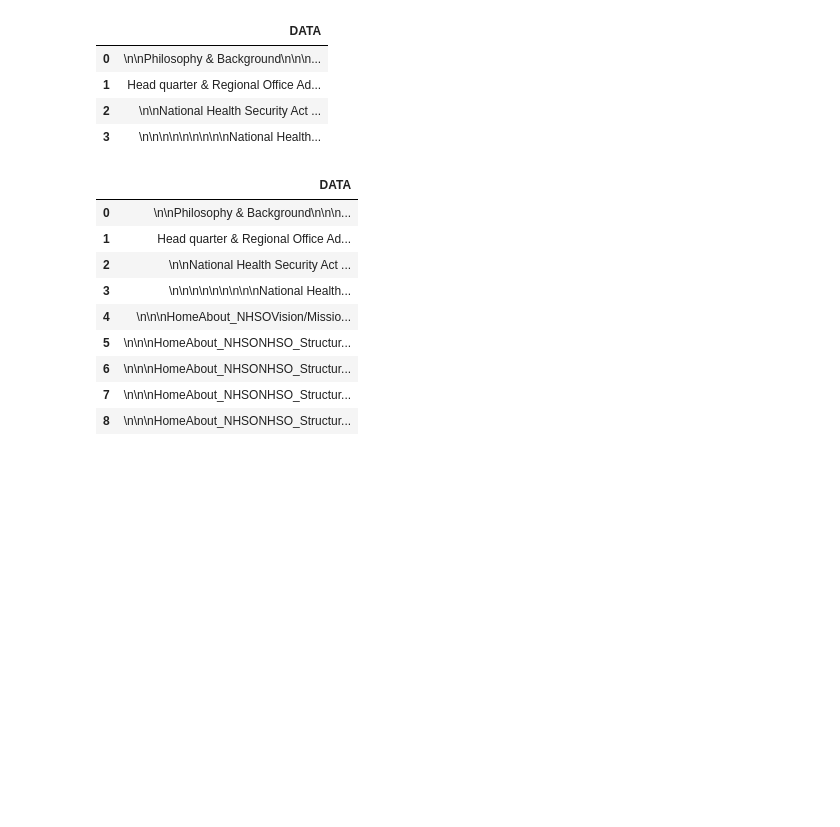
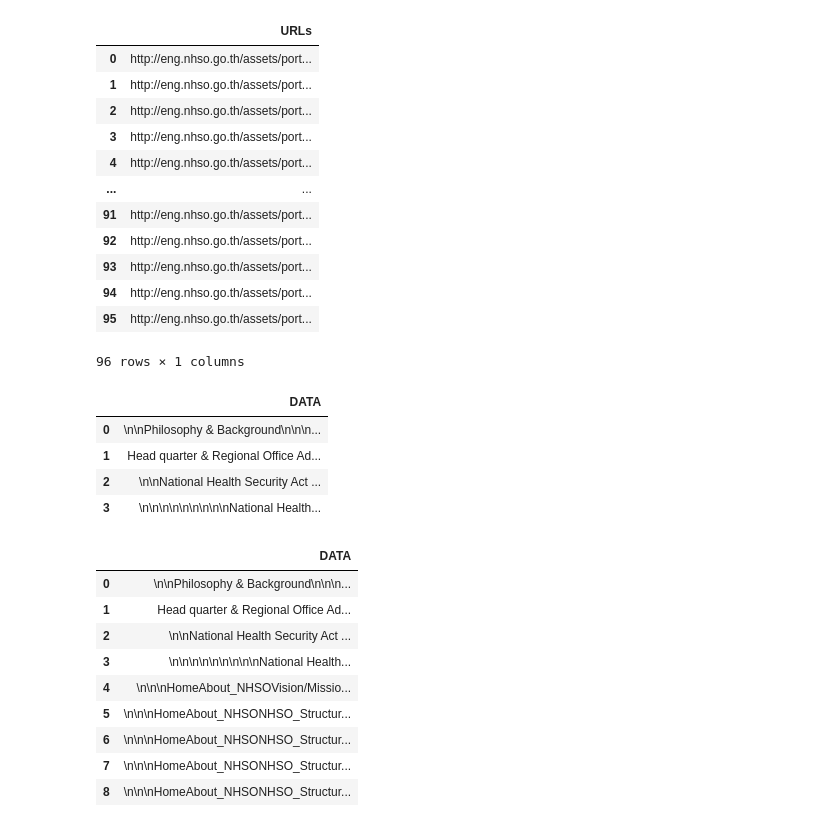
Before and after one commit to nhso/eng-nsho-scraping, a Jupyter notebook: สปสช_scraping.ipynb, the cells around one changed output. Cells and saved outputs as stored; diff of their text form; code cells hidden in the pictures; blank space fills up the shorter version.

```diff
--- a/สปสช_scraping.ipynb
+++ b/สปสช_scraping.ipynb
@@ -10,3 +54,49 @@ data_table.enable_dataframe_formatter()
+# %%
+url = ["http://eng.nhso.go.th/view/1/Annual_Reports/EN-US","http://eng.nhso.go.th/view/1/UHC_Public_Relations/EN-US","http://eng.nhso.go.th/view/1/Articles/EN-US","http://eng.nhso.go.th/view/1/Books/EN-US","http://eng.nhso.go.th/view/1/Leaflets/EN-US"
+, "http://eng.nhso.go.th/view/1/Books/EN-US/?page=2", "http://eng.nhso.go.th/view/1/Books/EN-US/?page=3", "http://eng.nhso.go.th/view/1/Books/EN-US/?page=4", "http://eng.nhso.go.th/view/1/Books/EN-US/?page=5", "http://eng.nhso.go.th/view/1/Reports/EN-US"
+, "http://eng.nhso.go.th/view/1/Reports/EN-US/?page=2", "http://eng.nhso.go.th/view/1/Companion_Book/EN-US"]
+
+pdf_url = []
+pdf_name = []
+for i in url:
+  data = requests.get(i)
+  soup = BeautifulSoup(data.text)
+  for j in soup.find_all("a",style="text-align:left;",href="javascript:;") :
+    pdf_name.append(j.text)
+    pdf_url.append(j)
+
+table = pd.DataFrame([pdf_name, pdf_url]).transpose()
+table.columns = ['Title', 'DATA']
+
+table['DATA'] = table['DATA'].astype(str)
+
+df_new = table['DATA'].str.split("'", expand=True)
+
+df_new.columns = ['Column1','URLs','Column1','Column1','Column1','Column1','Column1','Column1','Column1','Column1']
+
+pdf_only_urls = df_new.drop(columns_drop, axis=1)
+
+pdf_only_urls['URLs'] = 'http://eng.nhso.go.th' + pdf_only_urls['URLs']
+
+pdf_only_urls = pdf_only_urls.drop(index=49)
+
+pdf_only_urls = pdf_only_urls.reset_index().drop(columns='index')
+
+pdf_only_urls
+# %% [output]
+|  | URLs |
+| 0 | http://eng.nhso.go.th/assets/port... |
+| 1 | http://eng.nhso.go.th/assets/port... |
+| 2 | http://eng.nhso.go.th/assets/port... |
+| 3 | http://eng.nhso.go.th/assets/port... |
+| 4 | http://eng.nhso.go.th/assets/port... |
+| ... | ... |
+| 91 | http://eng.nhso.go.th/assets/port... |
+| 92 | http://eng.nhso.go.th/assets/port... |
+| 93 | http://eng.nhso.go.th/assets/port... |
+| 94 | http://eng.nhso.go.th/assets/port... |
+| 95 | http://eng.nhso.go.th/assets/port... |
+96 rows × 1 columns
 # %%
 url = ["http://eng.nhso.go.th/view/1/Philosophy_Background/EN-US","http://eng.nhso.go.th/view/1/NHSO_Regional_Office/EN-US","http://eng.nhso.go.th/view/1/National_Health_Security_Act_B.E.2545/EN-US","http://eng.nhso.go.th/view/1/Contact_NHSO/EN-US"]
 
```
Also changed, not shown: parts of 4 cells of this notebook.
